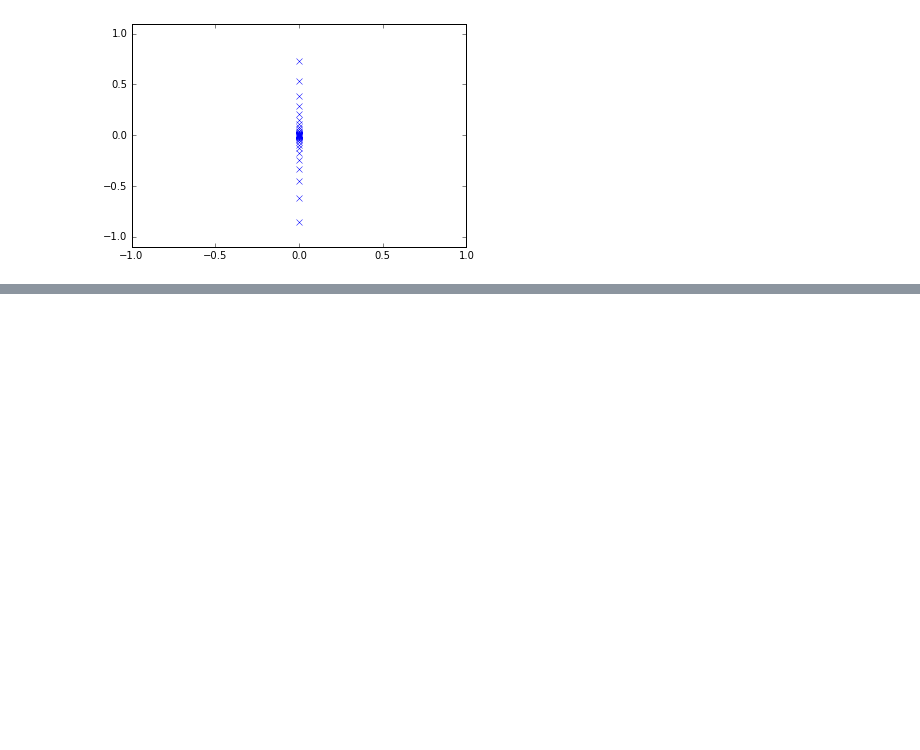
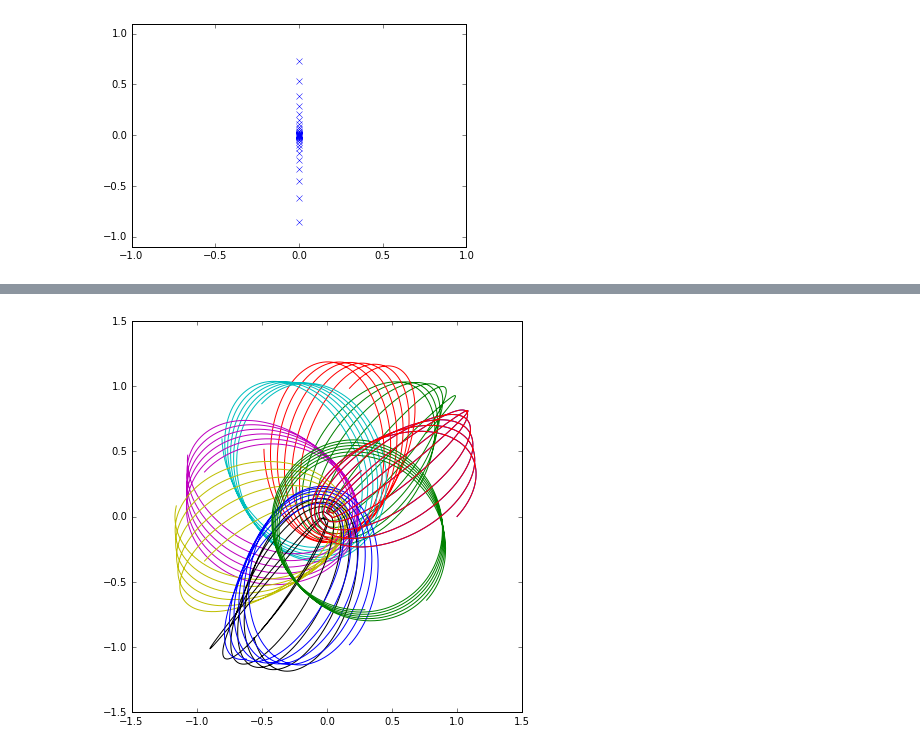
Before and after one commit to diegohdzrjk/Fisica-Computacional-2017-1, a Jupyter notebook: Raices del oscilador y poincare.ipynb, the cells around one changed output, grey strips where cells are left out. Saved outputs shown, nothing was run; the diff lists cells and outputs as text; code cells hidden in the pictures; blank space fills up the shorter version.

```diff
--- a/Raices del oscilador y poincare.ipynb
+++ b/Raices del oscilador y poincare.ipynb
@@ -86,0 +109,11 @@ plot(puntos[:,0], puntos[:,1], 'x')
+# %%
+t = linspace(0, 20, 2000)
+fig = figure(figsize=(7,7))
+ax = fig.add_subplot(111)
+
+for ang in linspace(0, 2*pi, 10):
+    p_ini = array([cos(ang), sin(ang), 0.5, 0.5])
+    sol = odeint(ec_mov, p_ini, t, args=(1.1,))
+    ax.plot(sol[:,0],sol[:,1])
+# %% [output]
+[figure, added]
```
Also changed, not shown: parts of 4 cells of this notebook.
